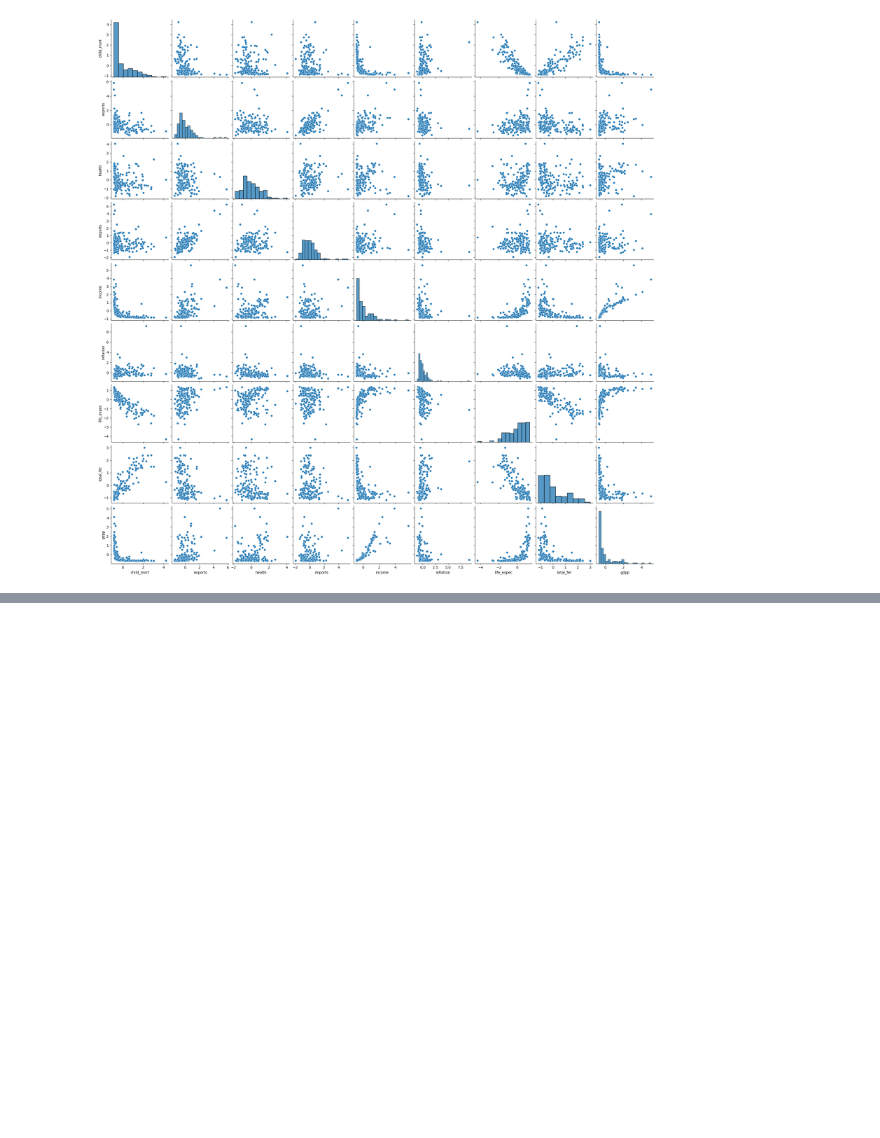
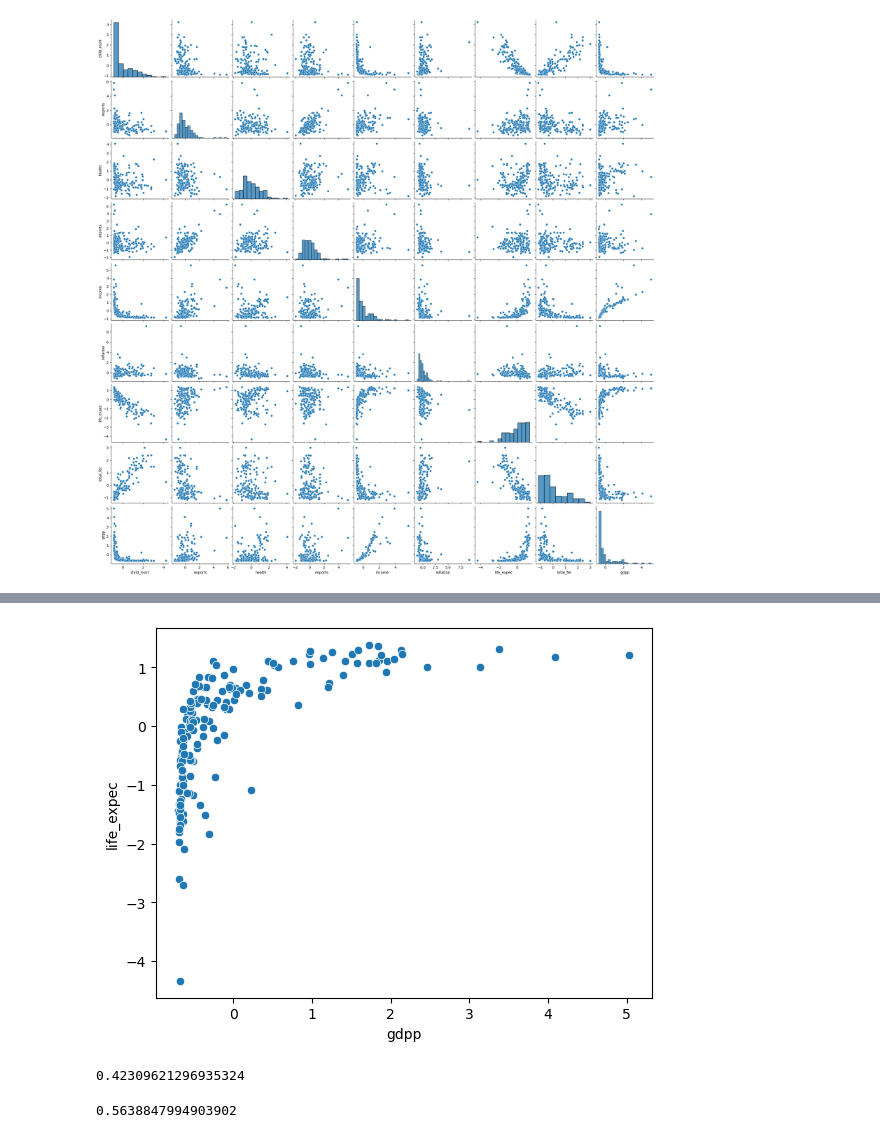
Before and after one commit to praveeendominic/Statistical-ML-models, a Jupyter notebook: clustering country data.ipynb, the cells around one changed output, grey strips where cells are left out. Drawn from its saved outputs; the diff is of its cells as text; code cells hidden in the pictures; blank space fills up the shorter version.

```diff
--- a/clustering country data.ipynb
+++ b/clustering country data.ipynb
@@ -121,0 +131,3 @@ plt.show()
+# %%
+df_tmp=dff_sc.loc[:,['gdpp','life_expec']]
+df_tmp
@@ -121,0 +148,23 @@ plt.show()
+# %%
+sns.scatterplot(data=df_tmp, x='gdpp', y = 'life_expec')
+plt.show()
+# %% [output]
+[figure, added]
+# %%
+from sklearn.cluster import AgglomerativeClustering
+
+#From the above chart, it is observed that the number ofclusters is 5
+
+model_hier=AgglomerativeClustering(n_clusters=5, affinity='euclidean',linkage='ward')
+pred = model_hier.fit_predict(df_tmp)
+silhouette_score(df_tmp, pred)
+# %% [output]
+0.42309621296935324
+# %%
+from sklearn.cluster import DBSCAN
+
+model_db = DBSCAN(eps = 0.5, min_samples= 4)
+pred=model_db.fit_predict(df_tmp)
+silhouette_score(df_tmp, pred)
+# %% [output]
+0.5638847994903902
```
Also changed, not shown: parts of 5 cells of this notebook.
